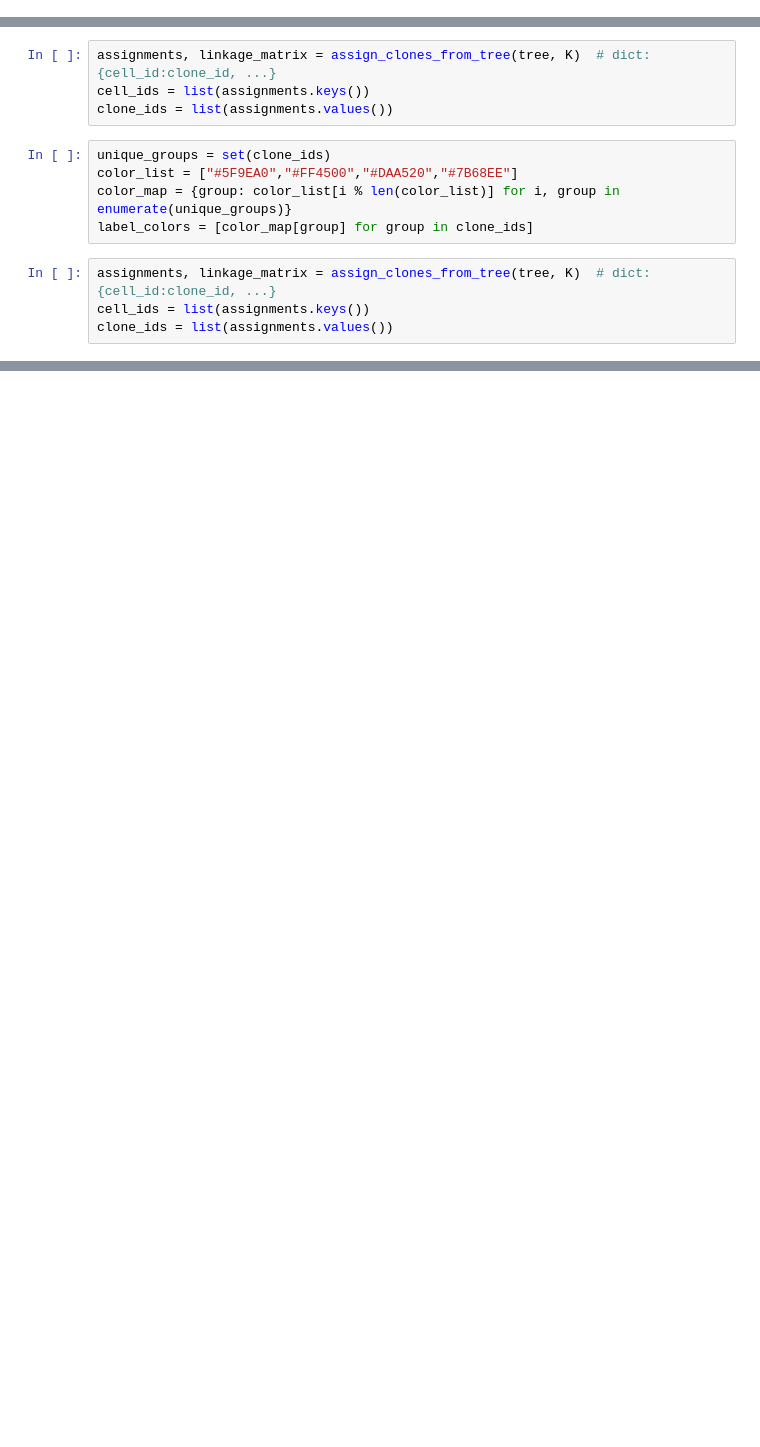
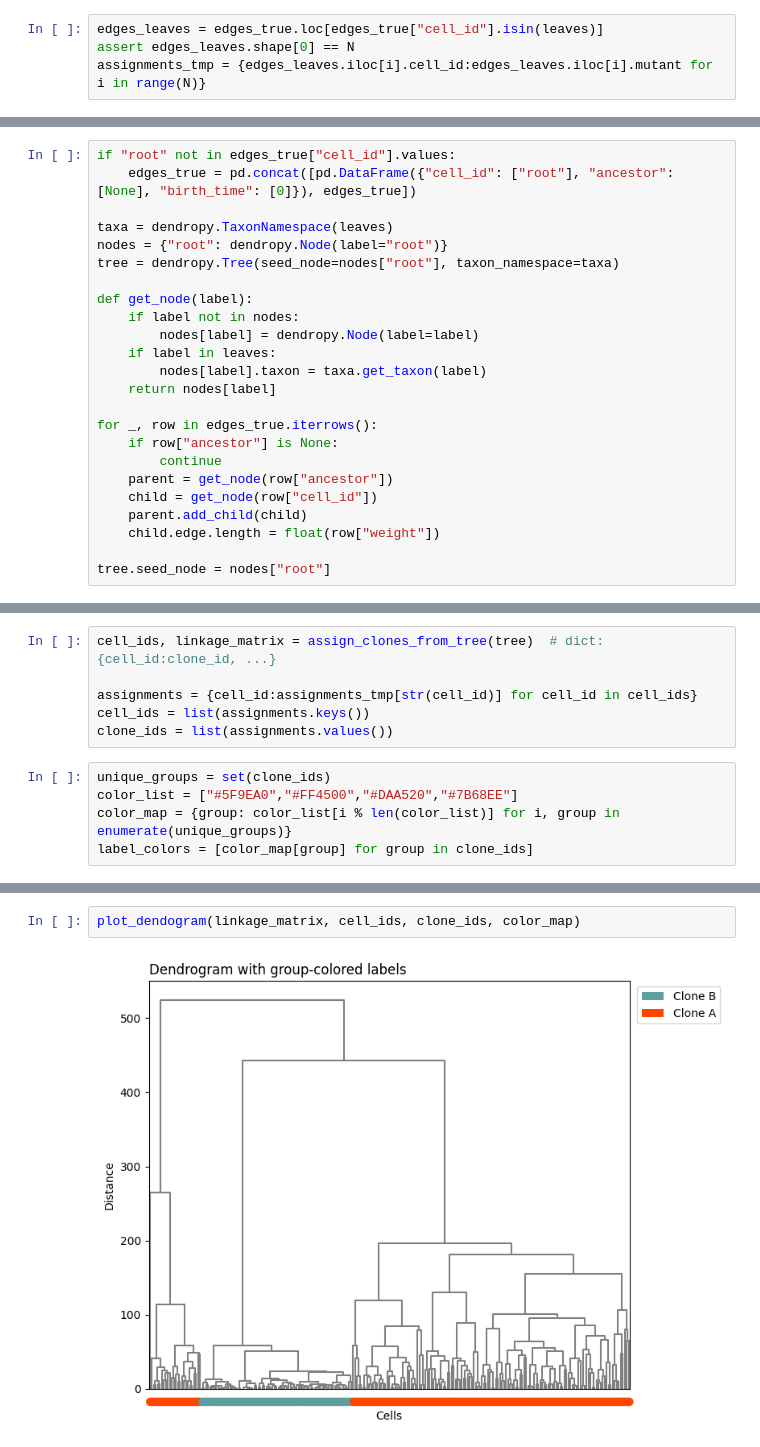
Before and after one commit to elena-buscaroli/snv_caller, a Jupyter notebook: binomial_lik/dlp_model.ipynb, the cells around one changed output, grey strips where cells are left out. Drawn from its saved outputs; the diff is of its cells as text; blank space fills up the shorter version.

```diff
--- a/binomial_lik/dlp_model.ipynb
+++ b/binomial_lik/dlp_model.ipynb
@@ -31,0 +39,4 @@ set_ggplot_light_theme()
+# %%
+edges_leaves = edges_true.loc[edges_true["cell_id"].isin(leaves)]
+assert edges_leaves.shape[0] == N
+assignments_tmp = {edges_leaves.iloc[i].cell_id:edges_leaves.iloc[i].mutant for i in range(N)}
@@ -31,0 +45,24 @@ set_ggplot_light_theme()
+# %%
+if "root" not in edges_true["cell_id"].values:
+    edges_true = pd.concat([pd.DataFrame({"cell_id": ["root"], "ancestor": [None], "birth_time": [0]}), edges_true])
+
+taxa = dendropy.TaxonNamespace(leaves)
+nodes = {"root": dendropy.Node(label="root")}
+tree = dendropy.Tree(seed_node=nodes["root"], taxon_namespace=taxa)
+
+def get_node(label):
+    if label not in nodes:
+        nodes[label] = dendropy.Node(label=label)
+    if label in leaves:
+        nodes[label].taxon = taxa.get_taxon(label)
+    return nodes[label]
+
+for _, row in edges_true.iterrows():
+    if row["ancestor"] is None:
+        continue
+    parent = get_node(row["ancestor"])
+    child = get_node(row["cell_id"])
+    parent.add_child(child)
+    child.edge.length = float(row["weight"])
+
+tree.seed_node = nodes["root"]
@@ -32,5 +71,7 @@ set_ggplot_light_theme()
 # %%
-assignments, linkage_matrix = assign_clones_from_tree(tree, K)  # dict: {cell_id:clone_id, ...}
+cell_ids, linkage_matrix = assign_clones_from_tree(tree)  # dict: {cell_id:clone_id, ...}
+
+assignments = {cell_id:assignments_tmp[str(cell_id)] for cell_id in cell_ids}
 cell_ids = list(assignments.keys())
 clone_ids = list(assignments.values())
 # %%
@@ -38,7 +79,3 @@ unique_groups = set(clone_ids)
 color_list = ["#5F9EA0","#FF4500","#DAA520","#7B68EE"]
 color_map = {group: color_list[i % len(color_list)] for i, group in enumerate(unique_groups)}
 label_colors = [color_map[group] for group in clone_ids]
-# %%
-assignments, linkage_matrix = assign_clones_from_tree(tree, K)  # dict: {cell_id:clone_id, ...}
-cell_ids = list(assignments.keys())
-clone_ids = list(assignments.values())
@@ -46,0 +82,4 @@ plot_dendogram()
+# %%
+plot_dendogram(linkage_matrix, cell_ids, clone_ids, color_map)
+# %% [output]
+[figure, added]
```
Also changed, not shown: parts of 27 cells of this notebook, 4 other files.
